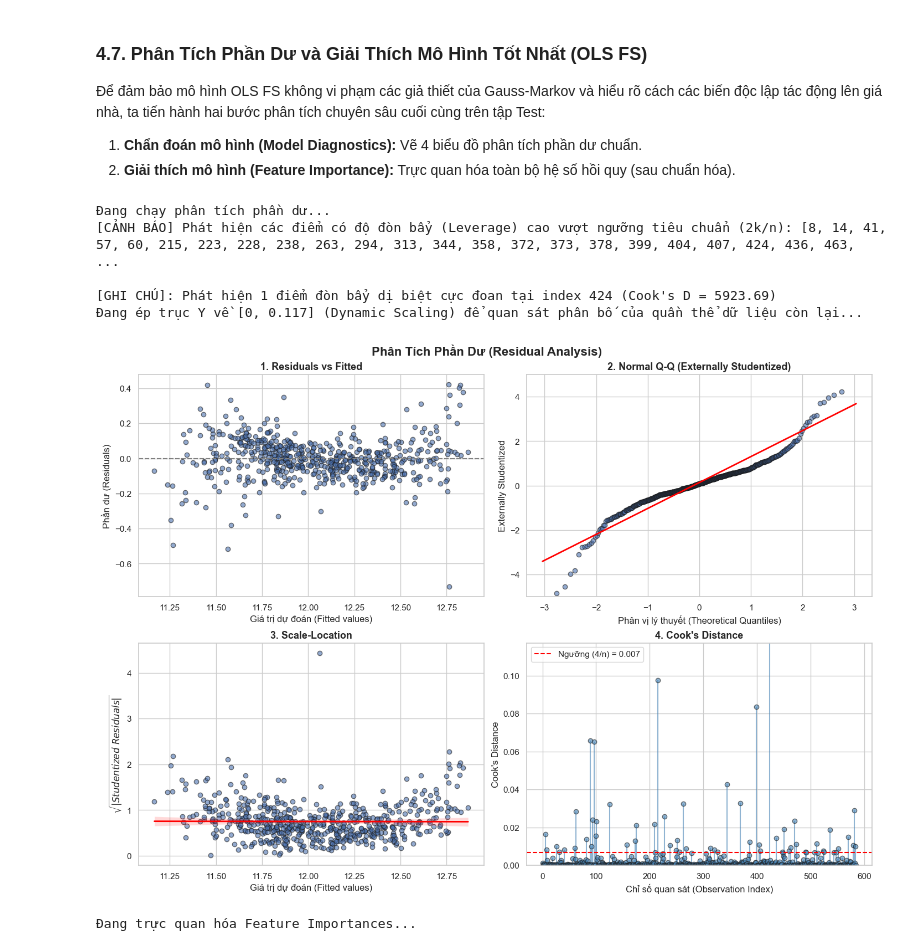
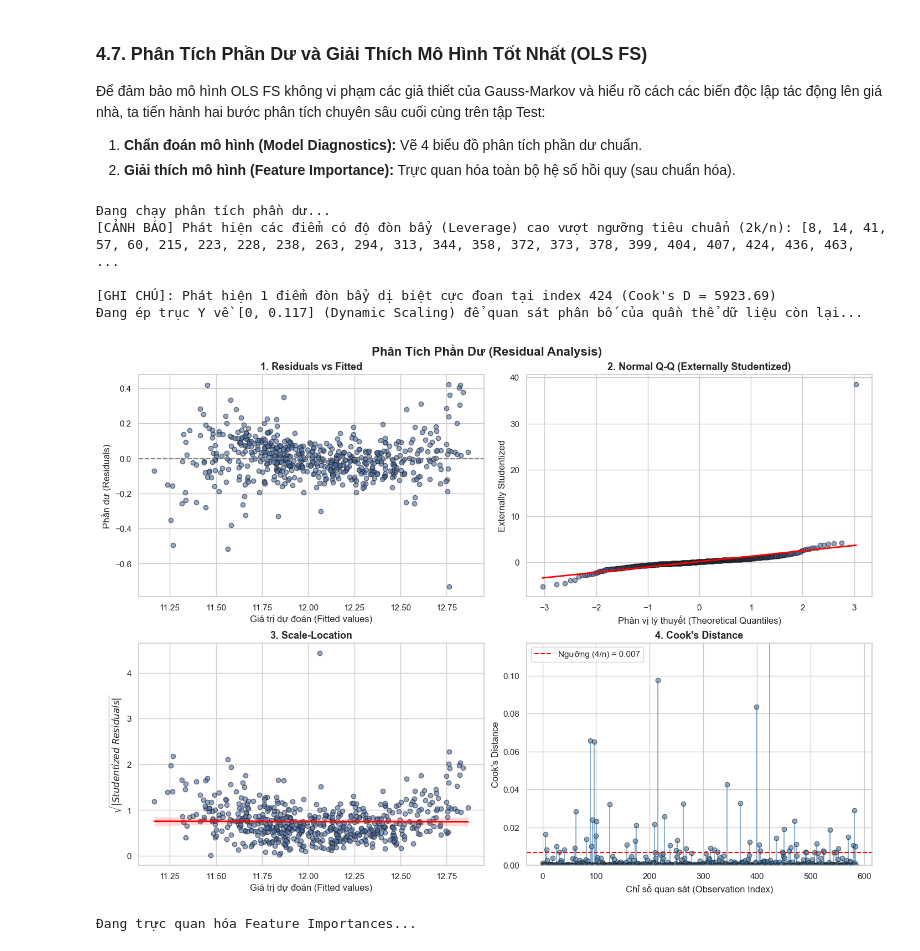
Before and after one commit to BB1311/Data-Fitting-And-OLS-Method, a Jupyter notebook: part2/part2_notebook.ipynb, the cells around one changed output. Saved outputs shown, nothing was run; the diff lists cells and outputs as text; code cells hidden in the pictures.

Commit message:
fix: delete ax2.set_ylim and rewrite md

```diff
--- a/part2/part2_notebook.ipynb
+++ b/part2/part2_notebook.ipynb
@@ -1745,37 +1745,34 @@ try:
     max_cooks = np.max(cooks_d)
     outlier_idx = np.argmax(cooks_d)
 
     normal_cooks = cooks_d[cooks_d < 1]
     if len(normal_cooks) > 0:
         dynamic_ylim = max(np.max(normal_cooks) * 1.2, 0.05)
     else:
         dynamic_ylim = 0.05
 
     print(f"\n[GHI CHÚ]: Phát hiện 1 điểm đòn bẩy dị biệt cực đoan tại index {outlier_idx} (Cook's D = {max_cooks:.2f})")
     print(f"Đang ép trục Y về [0, {dynamic_ylim:.3f}] (Dynamic Scaling) để quan sát phân bố của quần thể dữ liệu còn lại...\n")
     ax4.set_ylim(0, dynamic_ylim)
 except Exception:
     # Dự phòng lỗi nếu phiên bản Matplotlib quá cũ
     print("\n[GHI CHÚ]: Phát hiện điểm đòn bẩy dị biệt với giá trị cực lớn.")
     print("Đang ép trục Y về [0, 0.05] để quan sát phân bố của quần thể dữ liệu còn lại...\n")
     ax4.set_ylim(0, 0.05)
 
-# Ép trục Y của biểu đồ Normal Q-Q (ax2) về lại khoảng [-5, 5]
-ax2.set_ylim(-5, 5)
-
 # Cập nhật lại hình hiển thị
 plt.show()
 
 # Vẽ biểu đồ hệ số hồi quy sau chuẩn hóa
 print("Đang trực quan hóa Feature Importances...")
 plot_feature_importances(beta_array, feature_names)
 # %% [output]
 Đang chạy phân tích phần dư...
 [CẢNH BÁO] Phát hiện các điểm có độ đòn bẩy (Leverage) cao vượt ngưỡng tiêu chuẩn (2k/n): [8, 14, 41, 57, 60, 215, 223, 228, 238, 263, 294, 313, 344, 358, 372, 373, 378, 399, 404, 407, 424, 436, 463,  ...
 
 [GHI CHÚ]: Phát hiện 1 điểm đòn bẩy dị biệt cực đoan tại index 424 (Cook's D = 5923.69)
 Đang ép trục Y về [0, 0.117] (Dynamic Scaling) để quan sát phân bố của quần thể dữ liệu còn lại...
-[figure, old version]
+[figure, new version]
 Đang trực quan hóa Feature Importances...
 [figure]
 # %% [markdown]
```
Also changed, not shown: parts of 1 cell of this notebook.
